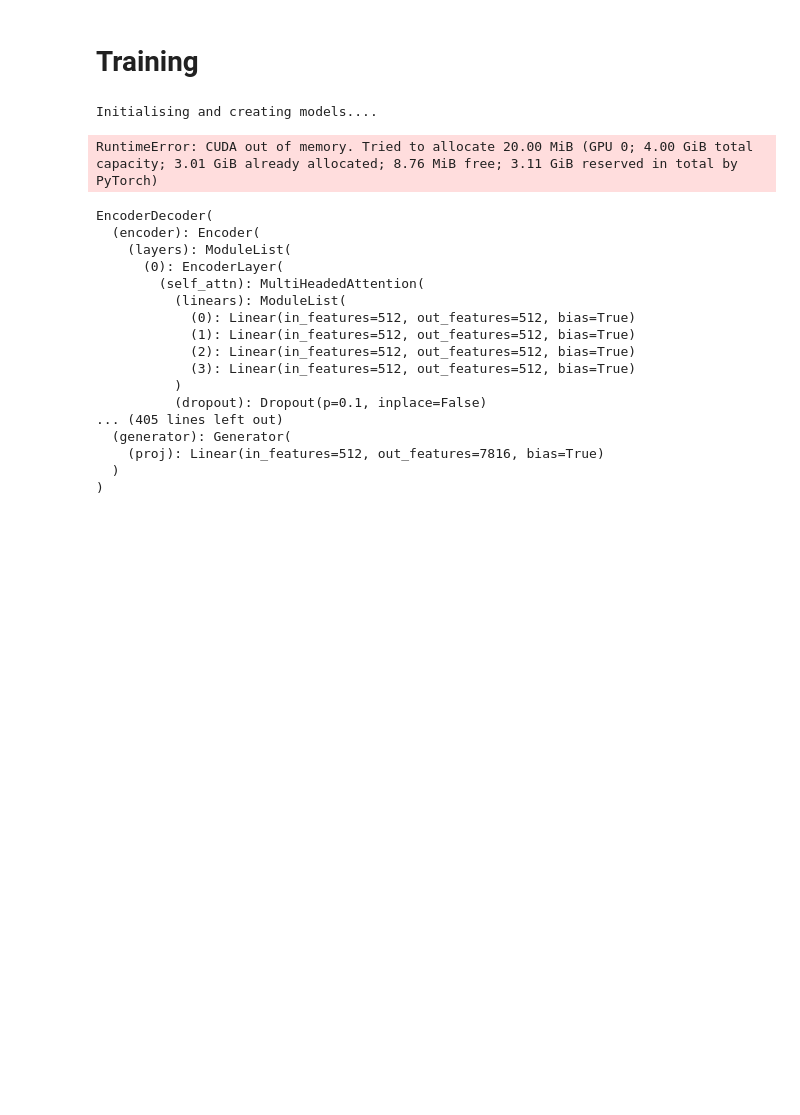
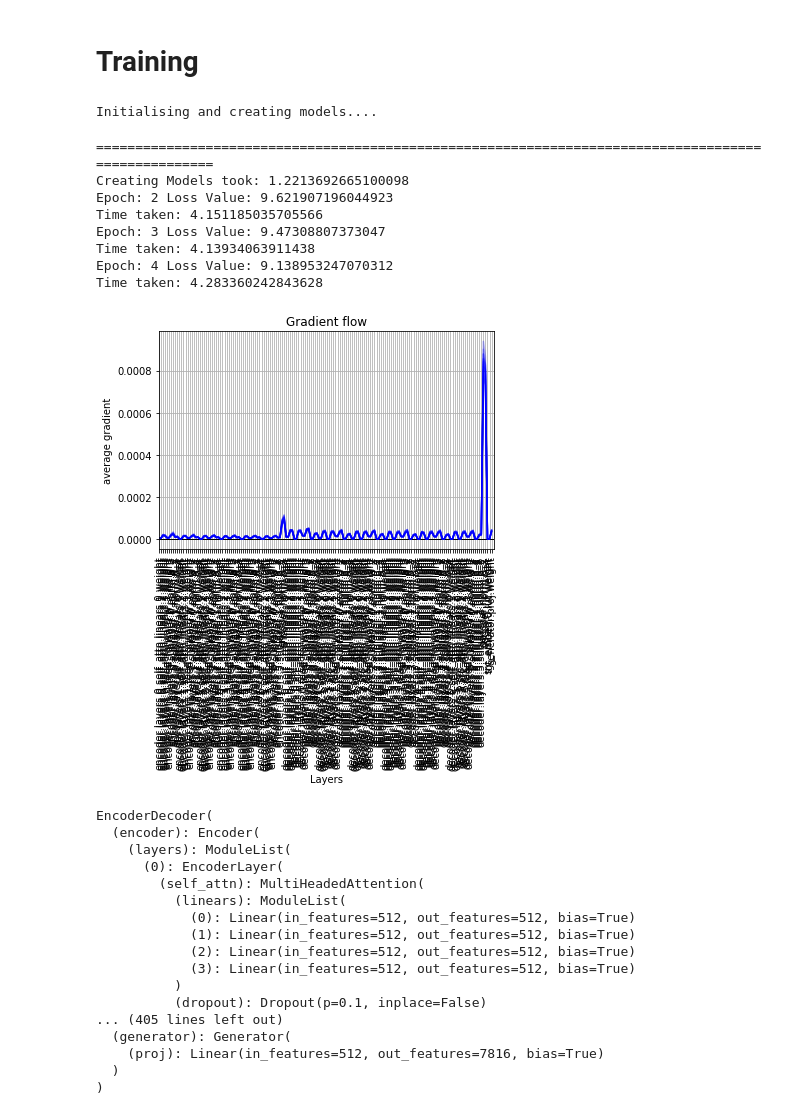
Before and after one commit to deepak4669/Conversational-Agents, a Jupyter notebook: Dialog Systems/Notebooks/transformer.ipynb, the cells around one changed output. Saved outputs shown, nothing was run; the diff lists cells and outputs as text; code cells hidden in the pictures; blank space fills up the shorter version.

```diff
--- a/Dialog Systems/Notebooks/transformer.ipynb
+++ b/Dialog Systems/Notebooks/transformer.ipynb
@@ -1086,40 +1086,49 @@ def training(batches,model,n_epochs,n_batches,criterion,model_opt,loadFile):
             "model":model.state_dict(),
             "opt":model_opt.optimizer.state_dict(),
             "loss":loss
-        },os.path.join(directory,'{}_{}.tar'.format(epoch,checkpoint)))
+        },os.path.join(directory,'{}_{}.tar'.format(epoch,'checkpoint')))
 # %%
-batches=data_generation(pairs,10,10)
+batches=data_generation(pairs,5,5)
 # %%
 print("Initialising and creating models....")
 V=voc.num_words
 t1=time.time()
 # criterion=LabelSmoothing()
 criterion = LabelSmoothing(size=V, padding_idx=0, smoothing=0.0)
 
 model=make_model(V,V)
 model.cuda()
 
 # model_opt=torch.optim.Adam(model.parameters(),lr=0.0001,betas=(0.9,0.988),eps=1e-9)
 model_opt = NoamOpt(model.src_embed[0].d_model, 1, 400,
         torch.optim.Adam(model.parameters(), lr=0, betas=(0.9, 0.98), eps=1e-9))
 print("="*100)
 print("Creating Models took: "+str(time.time()-t1))
 
 save_dir='C:\\Users\\deepa\\Conversational Agents'
-loadFile=None
+loadFile=os.path.join(save_dir,'transformer','cornell-movie','2_checkpoint')
+loadFile="C:\\Users\\deepa\\Conversational Agents\\transformer\\cornell-movie\\2_checkpoint.tar"
 
 if(loadFile):
     checkpoint=torch.load(loadFile)
     model.load_state_dict(checkpoint['model'])
-    model_opt.optimizer.load_state_dict(checkpoint['model_opt'])
+    model_opt.optimizer.load_state_dict(checkpoint['opt'])
 
 
 
 model.train()
-training(batches,model,5,10,criterion,model_opt,loadFile)
+training(batches,model,5,5,criterion,model_opt,loadFile)
 # %% [output]
 Initialising and creating models....
-RuntimeError: CUDA out of memory. Tried to allocate 20.00 MiB (GPU 0; 4.00 GiB total capacity; 3.01 GiB already allocated; 8.76 MiB free; 3.11 GiB reserved in total by PyTorch)
+====================================================================================================
+Creating Models took: 1.2213692665100098
+Epoch: 2 Loss Value: 9.621907196044923
+Time taken: 4.151185035705566
+Epoch: 3 Loss Value: 9.47308807373047
+Time taken: 4.13934063911438
+Epoch: 4 Loss Value: 9.138953247070312
+Time taken: 4.283360242843628
+[figure, added]
 # %%
 def greedy_decode(model, src, src_mask, max_len, start_symbol):
     memory = model.encode(src, src_mask)
```
Also changed, not shown: parts of 5 cells of this notebook.
